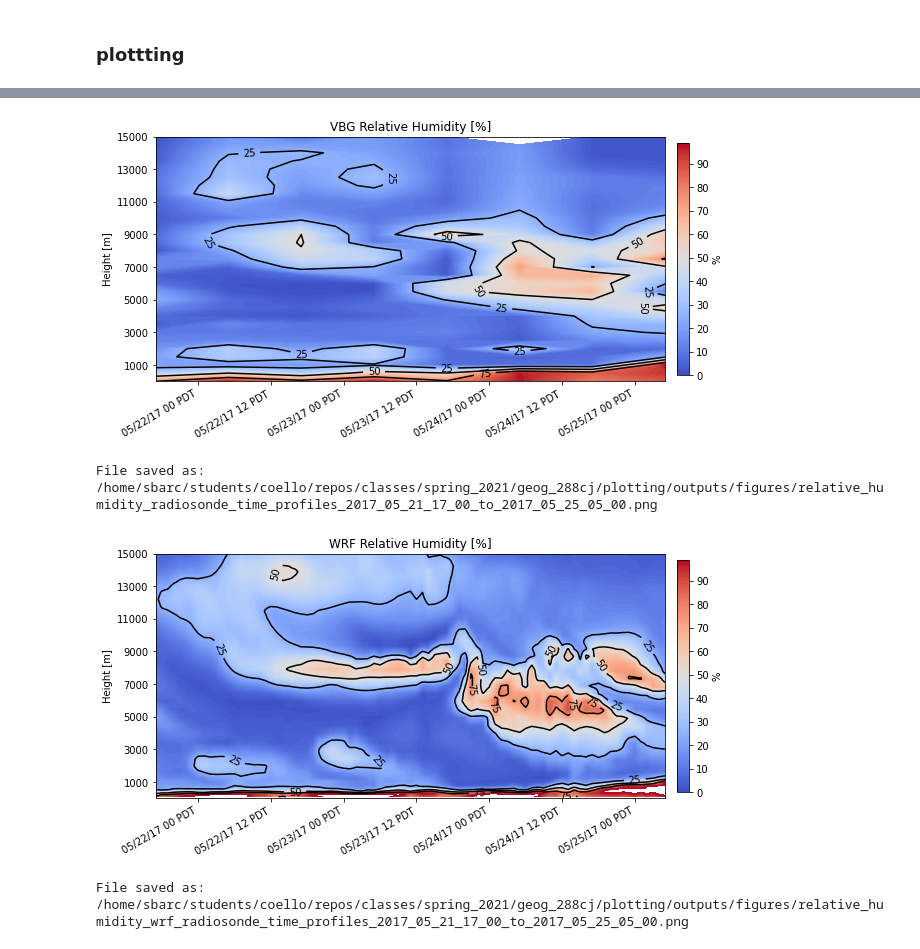
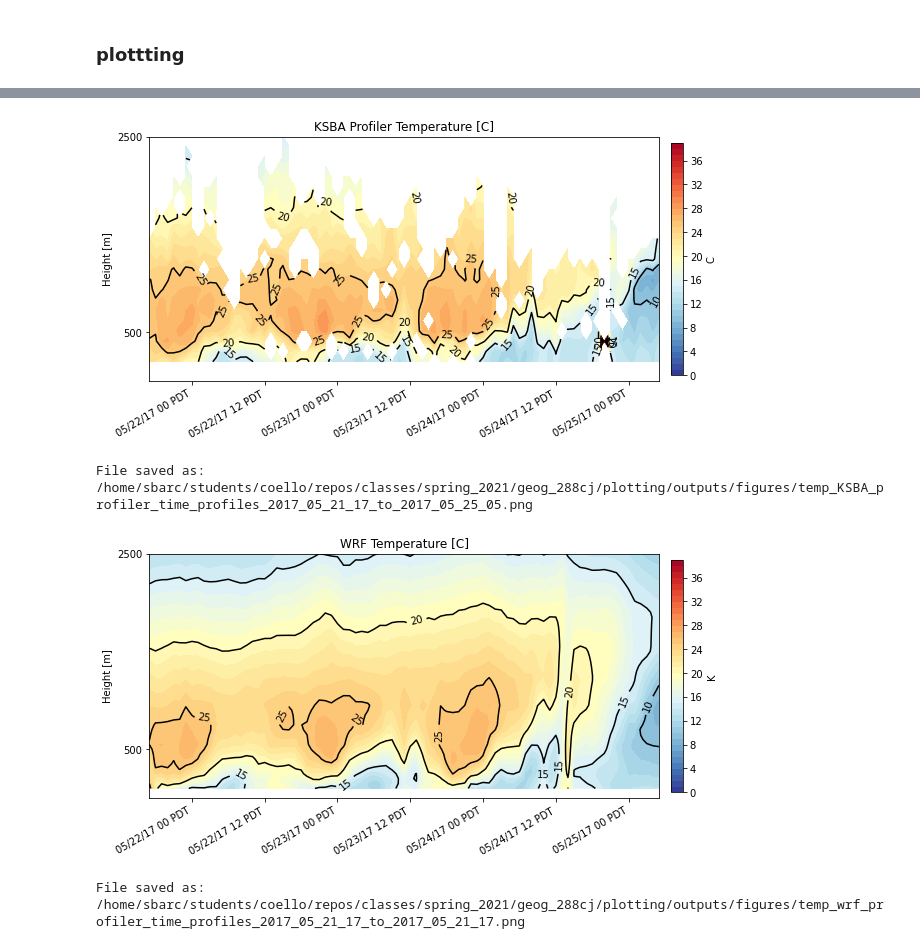
Before and after one commit to mmcoello/spring_2021, a Jupyter notebook: geog_288cj/plotting/analysis/profiler_data_v_wrf.ipynb, the cells around one changed output, grey strips where cells are left out. Saved outputs shown, nothing was run; the diff lists cells and outputs as text; code cells hidden in the pictures.

```diff
--- a/geog_288cj/plotting/analysis/profiler_data_v_wrf.ipynb
+++ b/geog_288cj/plotting/analysis/profiler_data_v_wrf.ipynb
@@ -307,9 +198,17 @@ V = V * units('knots').to(units('m/s'))
+# %%
+temp_ds = temp_ds.sel(time = slice('2017-05-21T17:00:00.000000000', '2017-05-25T05:00:00.000000000'))
+# %%
+# mesh up time and heights for plotting
+temp_times_grid, temp_hght_grid = np.meshgrid(temp_ds.time.values, temp_ds.height.values)
+
+# mesh up time and heights for plotting
+wind_times_grid, wind_hght_grid = np.meshgrid(wind_ds.time.values, wind_ds.height.values)
 # %% [markdown]
 ### opening wrfout files and processing
 # %%
-station_lats = [34.75]
-station_lons = [-120.56]
-stations = ["VBG"]
+station_lats = [34.42611]
+station_lons = [-119.84361]
+stations = ["KSBA"]
 
 # Set filepath
 datadir = '../input_data/wrf_out_post/'
@@ -343,11 +242,8 @@ da_list = []
 # adjust station lats and lons to have the nearest wrf lat and lon to station location
 for i in range(len(stations)):
 
-    station_lat = nearest(ds.lat.values, station_lats[i])
-    station_lon = nearest(ds.lon.values, station_lons[i])
-
-    # select specific station location
-    ds_tmp = ds.sel(lat = station_lat, lon = station_lon)
+    # interpoalte to specific station location
+    ds_tmp = ds.interp(lat = station_lats[i], lon = station_lons[i])
 
     # add station name as coordinate
     ds_tmp = ds_tmp.assign_coords(station = stations[i])
@@ -365,5 +261,8 @@ Opened File: ../input_data/wrf_out_post/wrfout_d03_2017-05-25_00:00:00_zlev
 # %%
 # mesh up time and heights for plotting
 hght_grid_wrf, times_grid_wrf = np.meshgrid(dwrf.z.values, dwrf.time.values)
+# %%
+# convert temp to C
+dwrf['tempC'] = dwrf['temp'] - 273.15
 # %% [markdown]
 ### plottting
@@ -370,12 +317,14 @@ hght_grid_wrf, times_grid_wrf = np.meshgrid(dwrf.z.values, dwrf.time.values)
 # %%
-plot_radiosonde_profiles(time_grid, hght_grid, relhum, 0, 100, '%', 'VBG Relative Humidity [%]', 'relative_humidity',\
-                         'coolwarm', 25, False, None, None, None, None, 15000, fig_outdir)
+plot_radiosonde_profiles(temp_times_grid, temp_hght_grid, temp_ds['tempC'], 0, 40, 'C',\
+                         'KSBA Profiler Temperature [C]', 'temp_KSBA', 'RdYlBu_r', \
+                         5, False, None, None, None, None, 2500, fig_outdir)
 
-plot_radiosonde_profiles(times_grid_wrf, hght_grid_wrf, dwrf['rh'].sel(station = "VBG"), \
-                         0, 100, '%', 'WRF Relative Humidity [%]', 'relative_humidity_wrf',\
-                         'coolwarm', 25, False, None, None, None, None, 15000, fig_outdir)
+
+plot_radiosonde_profiles(times_grid_wrf, hght_grid_wrf, dwrf['tempC'].sel(station = "KSBA"),\
+                         0, 40, 'K', 'WRF Temperature [C]', 'temp_wrf', 'RdYlBu_r', \
+                         5, False, None, None, None, None, 2500, fig_outdir)
 # %% [output]
-[figure, old version]
+[figure, new version]
-File saved as: /home/sbarc/students/coello/repos/classes/spring_2021/geog_288cj/plotting/outputs/figures/relative_humidity_radiosonde_time_profiles_2017_05_21_17_00_to_2017_05_25_05_00.png
+File saved as: /home/sbarc/students/coello/repos/classes/spring_2021/geog_288cj/plotting/outputs/figures/temp_KSBA_profiler_time_profiles_2017_05_21_17_to_2017_05_25_05.png
-[figure, old version]
+[figure, new version]
-File saved as: /home/sbarc/students/coello/repos/classes/spring_2021/geog_288cj/plotting/outputs/figures/relative_humidity_wrf_radiosonde_time_profiles_2017_05_21_17_00_to_2017_05_25_05_00.png
+File saved as: /home/sbarc/students/coello/repos/classes/spring_2021/geog_288cj/plotting/outputs/figures/temp_wrf_profiler_time_profiles_2017_05_21_17_to_2017_05_21_17.png
```
Also changed, not shown: parts of 22 cells of this notebook, 8 other files.
